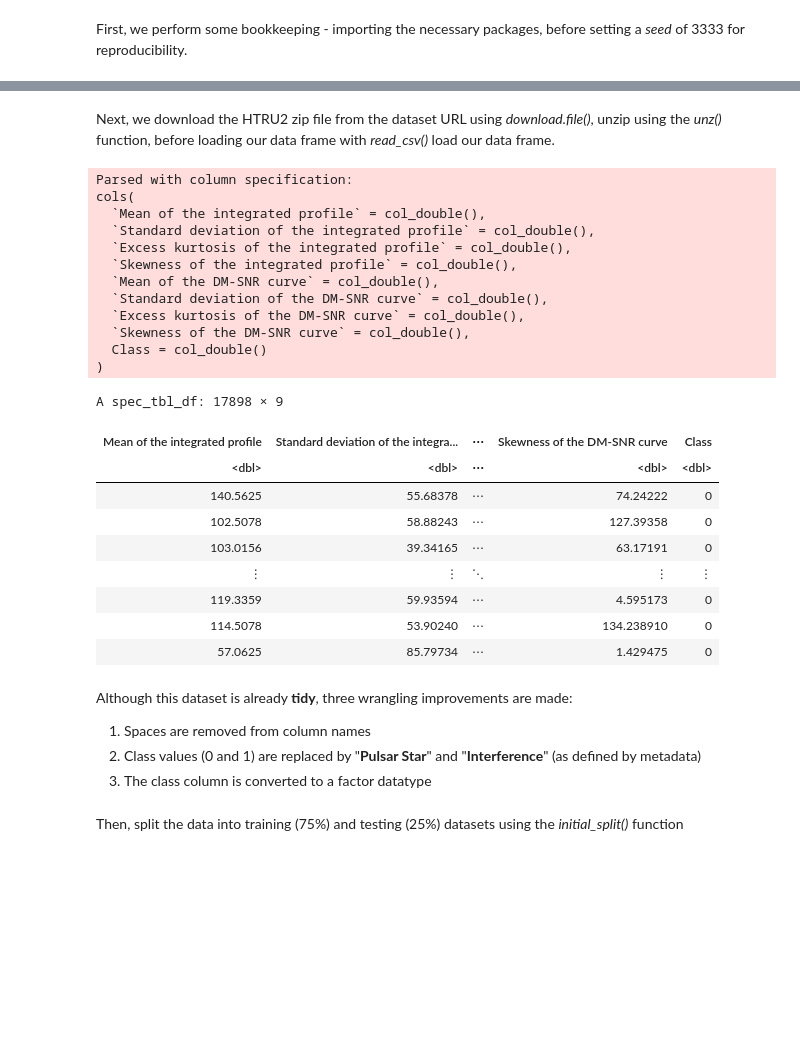
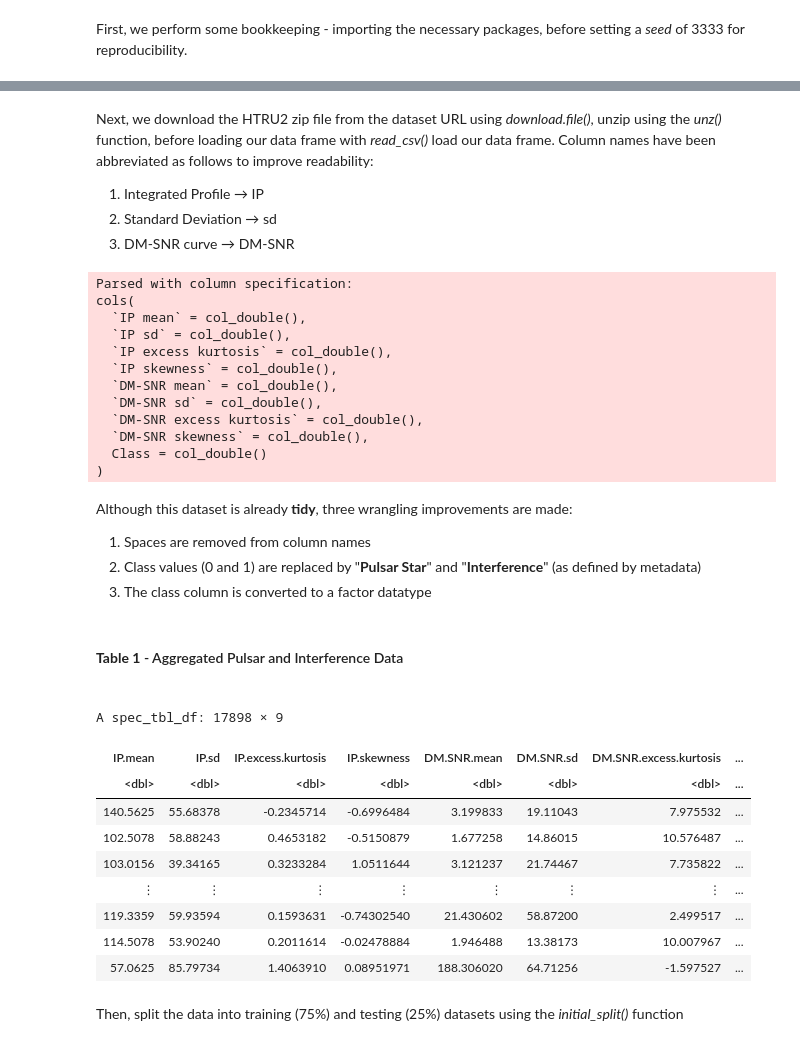
Before and after one commit to Remembria/Group-Analysis-of-Pulsar-Signalling, a Jupyter notebook: Group_Project_Report.ipynb, the cells around one changed output, grey strips where cells are left out. Cells and saved outputs as stored; diff of their text form; code cells hidden in the pictures; blank space fills up the shorter version.

```diff
--- a/Group_Project_Report.ipynb
+++ b/Group_Project_Report.ipynb
@@ -58,5 +40,10 @@ set.seed(3333)
 # %% [markdown]
-Next, we download the HTRU2 zip file from the dataset URL using *download.file()*, unzip using the *unz()* function, before loading our data frame with *read_csv()* load our data frame.
+Next, we download the HTRU2 zip file from the dataset URL using *download.file()*, unzip using the *unz()* function, before loading our data frame with *read_csv()* load our data frame. Column names have been abbreviated as follows to improve readability: <br />
+<ol>
+  <li>Integrated Profile &rarr; IP</li>
+  <li>Standard Deviation &rarr; sd</li>
+  <li>DM-SNR curve &rarr; DM-SNR</li>
+</ol>
 # %%
 HTRU2_url = "https://archive.ics.uci.edu/ml/machine-learning-databases/00372/HTRU2.zip"
 
@@ -64,39 +51,28 @@ download.file(HTRU2_url, destfile = "HTRU_2.zip")
 
 #Unz used here as the downloaded file in question is not a raw csv file - but a .zip file with a csv file inside
 HTRU_df <- unz("HTRU_2.zip", "HTRU_2.csv") %>%
-    read_csv(col_names = c("Mean of the integrated profile",
-                           "Standard deviation of the integrated profile",
-                           "Excess kurtosis of the integrated profile",
-                           "Skewness of the integrated profile",
-                           "Mean of the DM-SNR curve",
-                           "Standard deviation of the DM-SNR curve",
-                           "Excess kurtosis of the DM-SNR curve",
-                           "Skewness of the DM-SNR curve",
+    read_csv(col_names = c("IP mean",
+                           "IP sd",
+                           "IP excess kurtosis",
+                           "IP skewness",
+                           "DM-SNR mean",
+                           "DM-SNR sd",
+                           "DM-SNR excess kurtosis",
+                           "DM-SNR skewness",
                            "Class"))
-HTRU_df
 # %% [output]
 Parsed with column specification:
 cols(
-  `Mean of the integrated profile` = col_double(),
-  `Standard deviation of the integrated profile` = col_double(),
-  `Excess kurtosis of the integrated profile` = col_double(),
-  `Skewness of the integrated profile` = col_double(),
-  `Mean of the DM-SNR curve` = col_double(),
-  `Standard deviation of the DM-SNR curve` = col_double(),
-  `Excess kurtosis of the DM-SNR curve` = col_double(),
-  `Skewness of the DM-SNR curve` = col_double(),
+  `IP mean` = col_double(),
+  `IP sd` = col_double(),
+  `IP excess kurtosis` = col_double(),
+  `IP skewness` = col_double(),
+  `DM-SNR mean` = col_double(),
+  `DM-SNR sd` = col_double(),
+  `DM-SNR excess kurtosis` = col_double(),
+  `DM-SNR skewness` = col_double(),
   Class = col_double()
 )
-A spec_tbl_df: 17898 × 9
-| Mean of the integrated profile | Standard deviation of the integra... | ⋯ | Skewness of the DM-SNR curve | Class |
-| <dbl> | <dbl> | ⋯ | <dbl> | <dbl> |
-| 140.5625 | 55.68378 | ⋯ | 74.24222 | 0 |
-| 102.5078 | 58.88243 | ⋯ | 127.39358 | 0 |
-| 103.0156 | 39.34165 | ⋯ | 63.17191 | 0 |
-| ⋮ | ⋮ | ⋱ | ⋮ | ⋮ |
-| 119.3359 | 59.93594 | ⋯ | 4.595173 | 0 |
-| 114.5078 | 53.90240 | ⋯ | 134.238910 | 0 |
-| 57.0625 | 85.79734 | ⋯ | 1.429475 | 0 |
 # %% [markdown]
 Although this dataset is already **tidy**,  three wrangling improvements are made:
 <ol>
@@ -110,6 +87,21 @@ colnames(HTRU_df) <- make.names(colnames(HTRU_df))
 #the ifelse() function is used here to read the 0 or 1 class values, then exchange with "Pulsar Star" or "Interference" characters respectively
 pulsar_df <- HTRU_df %>%
     mutate(Class = as.factor(ifelse(Class == 1, "Pulsar Star", "Interference")))
+# %% [markdown]
+<h4><b>Table 1</b> - Aggregated Pulsar and Interference Data<h4>
+# %%
+pulsar_df
+# %% [output]
+A spec_tbl_df: 17898 × 9
+| IP.mean | IP.sd | IP.excess.kurtosis | IP.skewness | DM.SNR.mean | DM.SNR.sd | DM.SNR.excess.kurtosis | ... |
+| <dbl> | <dbl> | <dbl> | <dbl> | <dbl> | <dbl> | <dbl> | ... |
+| 140.5625 | 55.68378 | -0.2345714 | -0.6996484 | 3.199833 | 19.11043 | 7.975532 | ... |
+| 102.5078 | 58.88243 | 0.4653182 | -0.5150879 | 1.677258 | 14.86015 | 10.576487 | ... |
+| 103.0156 | 39.34165 | 0.3233284 | 1.0511644 | 3.121237 | 21.74467 | 7.735822 | ... |
+| ⋮ | ⋮ | ⋮ | ⋮ | ⋮ | ⋮ | ⋮ | ... |
+| 119.3359 | 59.93594 | 0.1593631 | -0.74302540 | 21.430602 | 58.87200 | 2.499517 | ... |
+| 114.5078 | 53.90240 | 0.2011614 | -0.02478884 | 1.946488 | 13.38173 | 10.007967 | ... |
+| 57.0625 | 85.79734 | 1.4063910 | 0.08951971 | 188.306020 | 64.71256 | -1.597527 | ... |
 # %% [markdown]
 Then, split the data into training (75%) and testing (25%) datasets using the *initial_split()* function
 # %%
```
Also changed, not shown: parts of 30 cells of this notebook.
